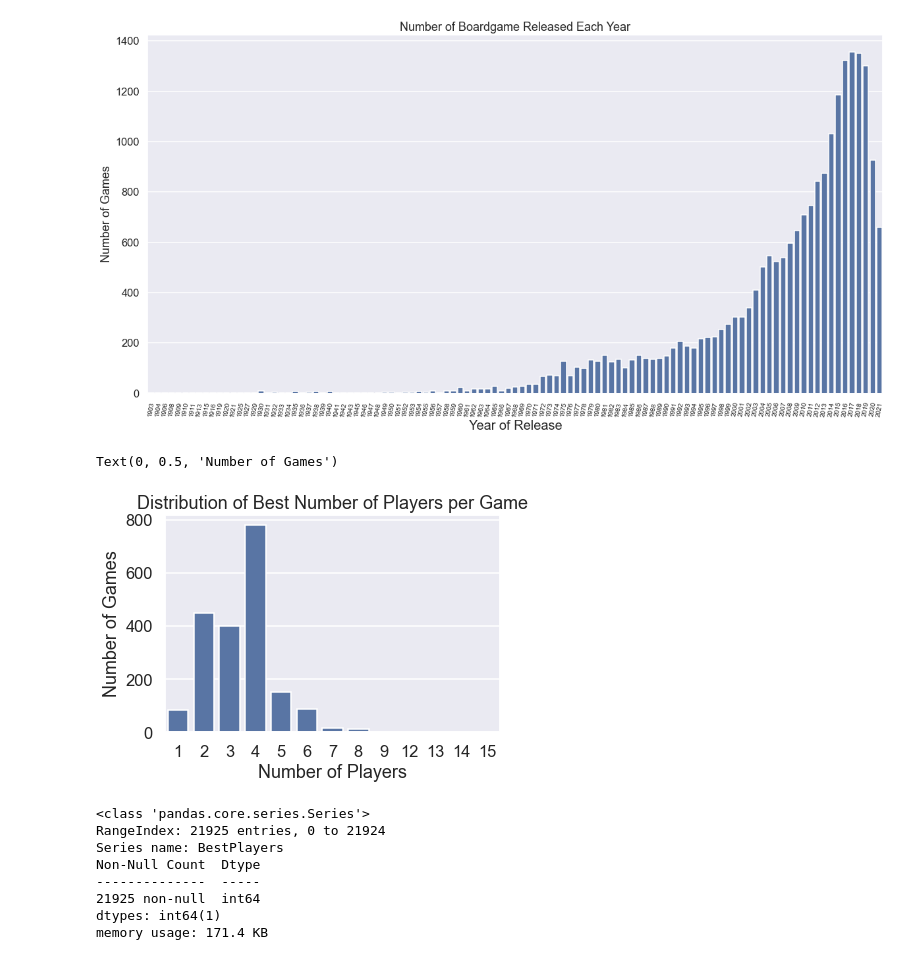
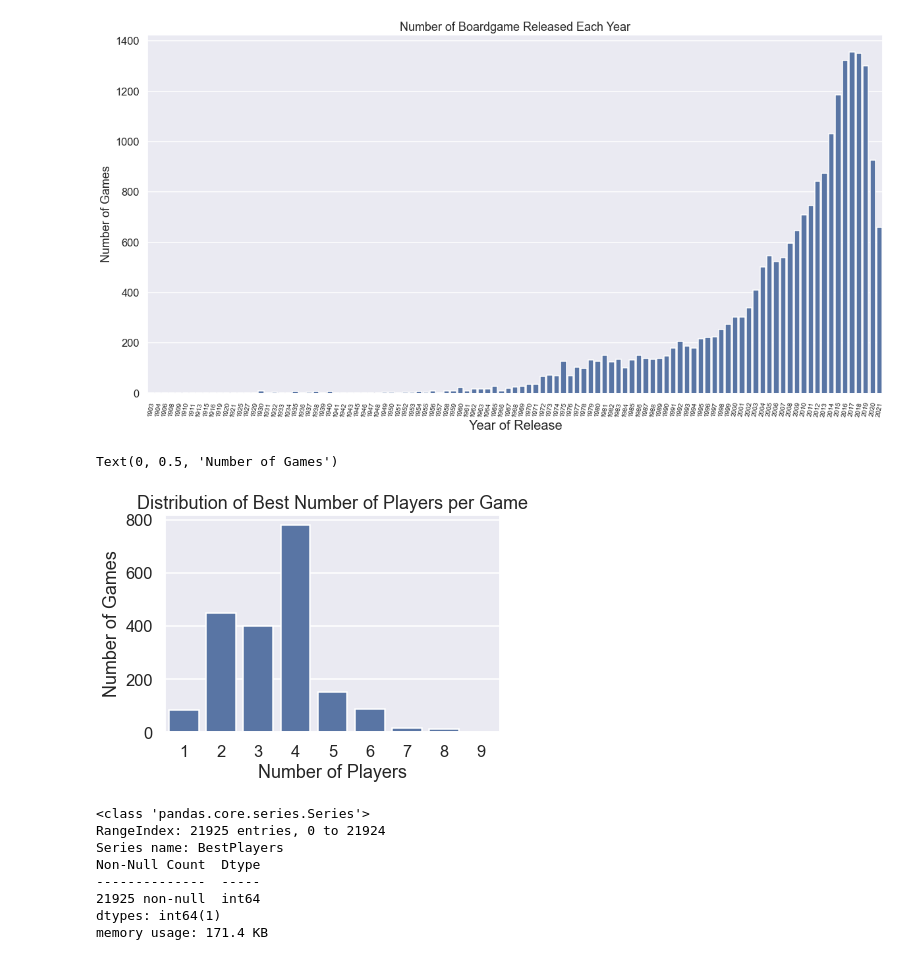
Before and after one commit to JohnathanJack/boardgame-recommender, a Jupyter notebook: src/exploratory.ipynb, the cells around one changed output. Saved outputs shown, nothing was run; the diff lists cells and outputs as text; code cells hidden in the pictures.

```diff
--- a/src/exploratory.ipynb
+++ b/src/exploratory.ipynb
@@ -72,12 +72,12 @@ Text(0, 0.5, 'Number of Games')
 [figure]
 # %%
 plt.title('Distribution of Best Number of Players per Game')
-sns.countplot(x= 'BestPlayers', data=game_df[game_df['BestPlayers']>0], color='b')
+sns.countplot(x= 'BestPlayers', data=game_df[(game_df['BestPlayers']>0) & (game_df['BestPlayers']<12)], color='b')
 plt.xlabel('Number of Players')
 plt.ylabel('Number of Games')
 # %% [output]
 Text(0, 0.5, 'Number of Games')
-[figure, old version]
+[figure, new version]
 # %%
 game_df['BestPlayers'].info()
 # %% [output]
```
Also changed, not shown: 3 other files.
